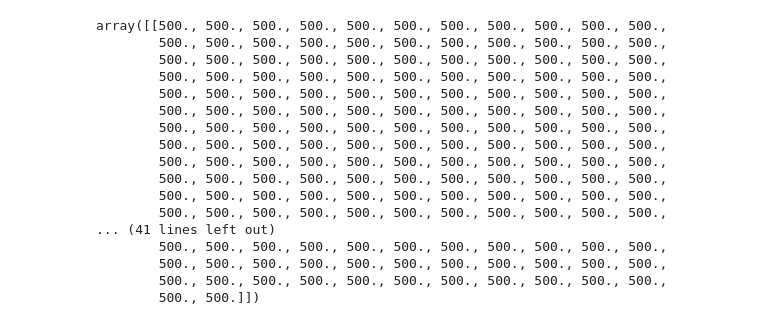
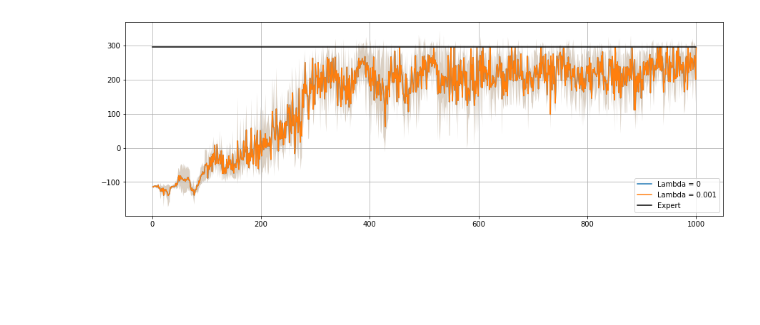
Before and after one commit to hcnoh/gail-pytorch, a Jupyter notebook: results.ipynb, the cells around one changed output. Saved outputs shown, nothing was run; the diff lists cells and outputs as text; code cells hidden in the pictures; blank space fills up the shorter version.

```diff
--- a/results.ipynb
+++ b/results.ipynb
@@ -40,20 +42,36 @@ plt.show()
-# %%
-results
-# %% [output]
-array([[500., 500., 500., 500., 500., 500., 500., 500., 500., 500., 500.,
-        500., 500., 500., 500., 500., 500., 500., 500., 500., 500., 500.,
-        500., 500., 500., 500., 500., 500., 500., 500., 500., 500., 500.,
-        500., 500., 500., 500., 500., 500., 500., 500., 500., 500., 500.,
-        500., 500., 500., 500., 500., 500., 500., 500., 500., 500., 500.,
-        500., 500., 500., 500., 500., 500., 500., 500., 500., 500., 500.,
-        500., 500., 500., 500., 500., 500., 500., 500., 500., 500., 500.,
-        500., 500., 500., 500., 500., 500., 500., 500., 500., 500., 500.,
-        500., 500., 500., 500., 500., 500., 500., 500., 500., 500., 500.,
-        500., 500., 500., 500., 500., 500., 500., 500., 500., 500., 500.,
-        500., 500., 500., 500., 500., 500., 500., 500., 500., 500., 500.,
-        500., 500., 500., 500., 500., 500., 500., 500., 500., 500., 500.,
-... (41 lines left out)
-        500., 500., 500., 500., 500., 500., 500., 500., 500., 500., 500.,
-        500., 500., 500., 500., 500., 500., 500., 500., 500., 500., 500.,
-        500., 500., 500., 500., 500., 500., 500., 500., 500., 500., 500.,
-        500., 500.]])
+# %%
+ckpt_path_list = [
+    ".ckpts/BipedalWalker-v3-0/",
+    ".ckpts/BipedalWalker-v3-0/",
+]
+label_list = [
+    "Lambda = 0",
+    "Lambda = 0.001",
+]
+
+plt.figure(figsize=[15, 5], facecolor="white")
+exp_results = []
+for i, ckpt_path in enumerate(ckpt_path_list):
+    results = []
+    for j in range(3):
+        with open(ckpt_path + "results_%i.pkl" % j, "rb") as f:
+            exp_result, result = pickle.load(f)
+            exp_results.append(exp_result)
+            results.append(result)
+
+    results = np.array(results)
+
+    plt.plot(range(1, results.shape[1] + 1), np.mean(results, axis=0), label=label_list[i])
+    plt.fill_between(
+        range(1, results.shape[1] + 1),
+        np.mean(results, axis=0) - np.std(results, axis=0),
+        np.mean(results, axis=0) + np.std(results, axis=0),
+        alpha=.2
+    )
+plt.plot(range(1, results.shape[1] + 1), results.shape[1] * [np.mean(exp_results)], label="Expert", color="black")
+
+plt.grid()
+plt.legend(loc='best')
+plt.show()
+# %% [output]
+[figure, added]
```
Also changed, not shown: parts of 1 cell of this notebook, 4 other files.
